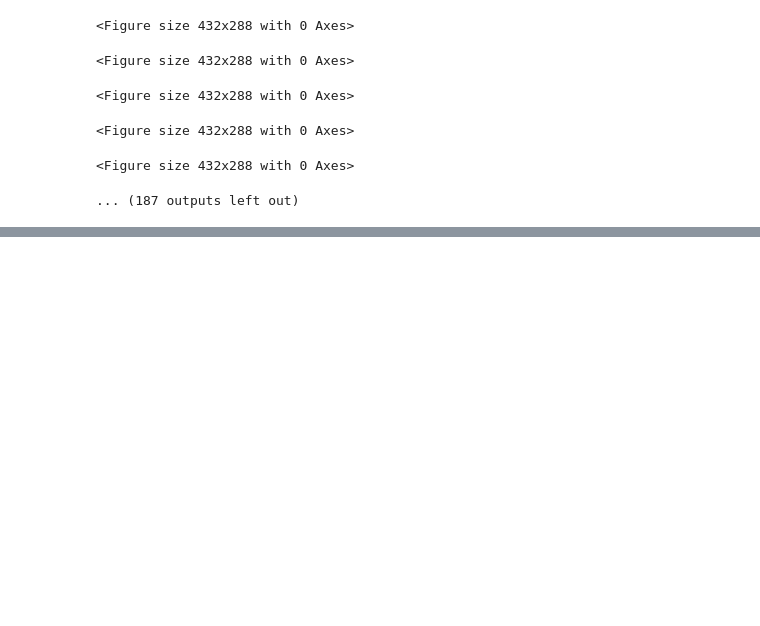
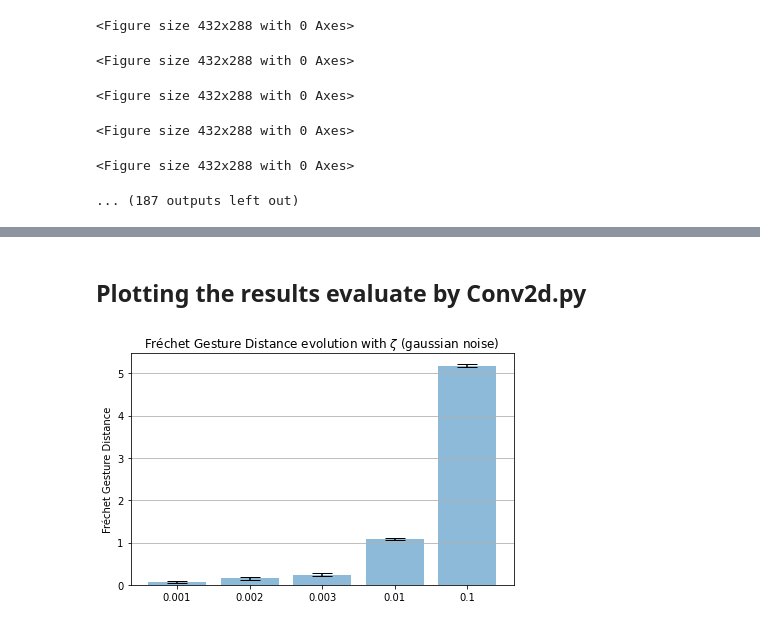
Before and after one commit to antmaio/FrechetMotionDistance, a Jupyter notebook: FGD_Conv2d.ipynb, the cells around one changed output, grey strips where cells are left out. Saved outputs shown, nothing was run; the diff lists cells and outputs as text; code cells hidden in the pictures; blank space fills up the shorter version.

Commit message:
Conv2d clean

```diff
--- a/FGD_Conv2d.ipynb
+++ b/FGD_Conv2d.ipynb
@@ -627,0 +625,70 @@ NameError: name 'learn' is not defined
+# %% [markdown]
+## Plotting the results evaluate by Conv2d.py
+# %%
+
+import numpy as np
+import matplotlib.pyplot as plt
+
+method_str = 'gaussian'
+n_poses = 64
+
+if n_poses == 34:
+    if method_str == 'gaussian':
+        zeta = np.array([0.001,0.002,0.003,0.01,0.1])
+        mean = np.array([0.08240203,0.22613631,0.39619036,1.67765289,6.87118926])
+        std = np.array([0.00132868, 0.00347157, 0.00530228, 0.01495325, 0.03741726])
+    elif method_str == 'saltandpepper':
+        zeta = np.array([0.1,0.15,0.2,0.5, 0.75])
+        mean = np.array([0.4685614,0.81640321,1.18324545,3.17272931,4.26709501])
+        std = np.array([0.0089291, 0.01159924, 0.01342414, 0.02509215, 0.03474339])
+    elif method_str == 'temporal':
+        zeta = np.array([1,5,10,20])
+        mean = np.array([0.0053349,0.02376117,0.06705022,0.18552624])
+        std = np.array([0.00010305, 0.00040202, 0.00105999, 0.00263833])
+
+elif n_poses == 18:
+    if method_str == 'gaussian':
+        zeta = np.array([0.001,0.002,0.003,0.01,0.1])
+        mean = np.array([0.07783876,0.19267581,0.322209097,1.39058165,5.90966723])
+        std = np.array([0.0148825, 0.02148662, 0.02356199, 0.017614, 0.03530067])
+    elif method_str == 'saltandpepper':
+        zeta = np.array([0.1,0.15,0.2,0.5, 0.75])
+        mean = np.array([0.36634205,0.6579607,0.9713845,2.69054704,3.65799937])
+        std = np.array([0.00910893, 0.01183706, 0.01588302, 0.02437597, 0.0286117])
+    elif method_str == 'temporal':
+        zeta = np.array([1,5,10,15])
+        mean = np.array([0.03455983,0.09343792,0.16167952,0.28593734])
+        std = np.array([0.00292365, 0.00479823, 0.00764541, 0.00876047])
+
+elif n_poses == 64:
+    if method_str == 'gaussian':
+        zeta = np.array([0.001,0.002,0.003,0.01,0.1])
+        mean = np.array([0.06762687,0.15387838,0.24231669,1.09294023,5.176])
+        std = np.array([0.0312, 0.0416557, 0.0283022, 0.02501722, 0.03613215])
+    elif method_str == 'saltandpepper':
+        zeta = np.array([0.1,0.15,0.2,0.5, 0.75])
+        mean = np.array([0.36149179,0.58324156,0.81554461 ,2.20881879,3.0648695])
+        std = np.array([0.07254474, 0.06982494, 0.0617641, 0.02089, 0.02318809])
+    elif method_str == 'temporal':
+        zeta = np.array([1,5,10,15, 32])
+        mean = np.array([0.00155409,0.00613046,0.01181387,0.02123891, 0.07215359])
+        std = np.array([0.000102, 0.00015345, 0.00026414, 0.00041197, 0.00390443])
+
+save = False
+
+fig, ax = plt.subplots()
+ax.set_ylabel('Fréchet Gesture Distance')
+x = np.arange(len(mean))
+ax.set_xticks(x)
+ax.set_xticklabels(zeta)
+ax.set_title(f'Fréchet Gesture Distance evolution with $\zeta$ ({method_str} noise)')
+ax.bar(x, mean, yerr=std, align='center', alpha=0.5, ecolor='black', capsize=10)
+ax.yaxis.grid(True)
+
+plt.tight_layout()
+if save:
+    plt.savefig(f'../Gesture-Generation-from-Trimodal-Context/figures/{args.n_poses} frames/fgd_{method_str}_{n}_s2_onenoise.png')
+else:
+    plt.show()
+# %% [output]
+[figure, added]
```
Also changed, not shown: parts of 1 cell of this notebook, 4 other files.
